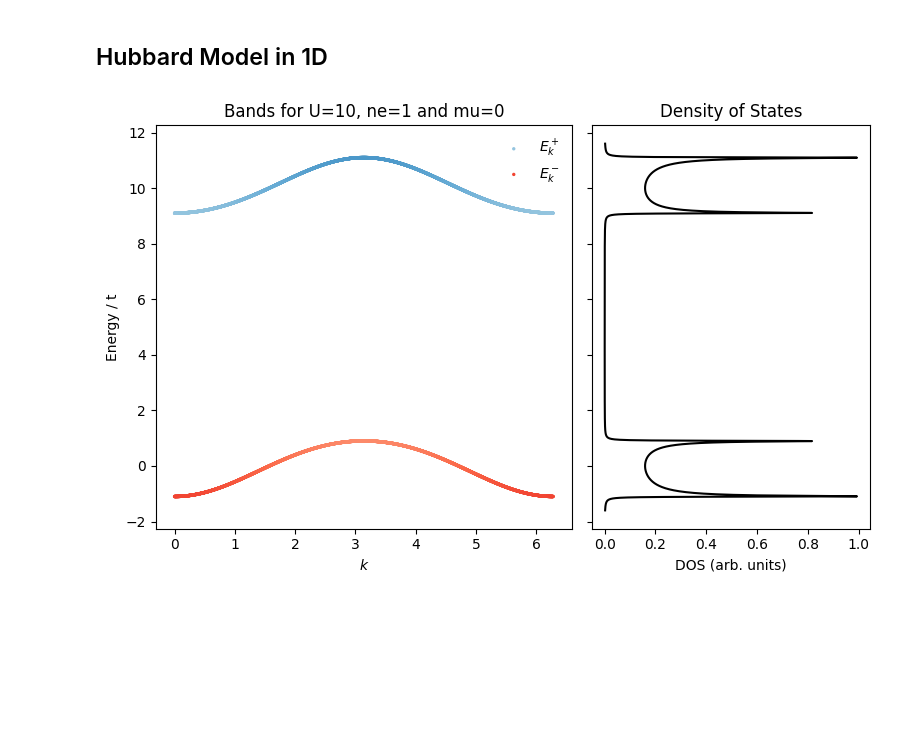
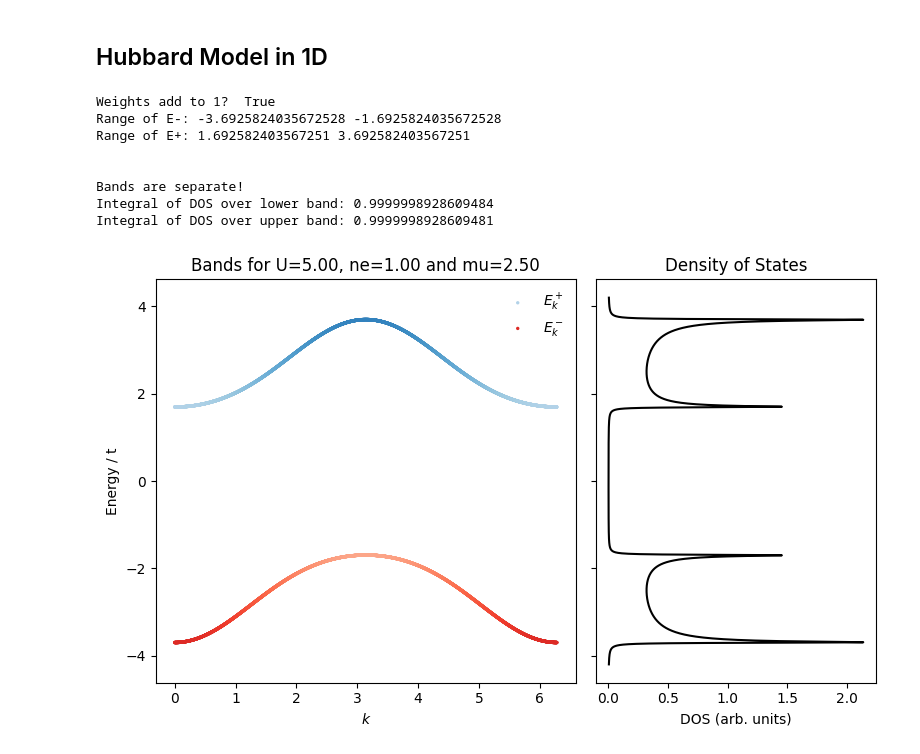
Before and after one commit to guilhermebaos/QUARMEN-Lessons, a Jupyter notebook: Master-Thesis/01-Hubbard-Model.ipynb, the cells around one changed output. Drawn from its saved outputs; the diff is of its cells as text; code cells hidden in the pictures; blank space fills up the shorter version.

Commit message:
[Thesis] Hubbard Model 1D fixed mu

```diff
--- a/Master-Thesis/01-Hubbard-Model.ipynb
+++ b/Master-Thesis/01-Hubbard-Model.ipynb
@@ -94,12 +89,7 @@ plt.plot(omega, dos)
 # %% [markdown]
 ## Hubbard Model in 1D
 # %%
-def visualize_hubbard(N: int, U: float, mu: float, ne: float, points: int, gam: float, text: bool = False):
-
-    # Evaluate the dispersion for a 1D k-grid
-    kx = 2.0 * np.pi * np.arange(N) / N
-    ee = epsilon(kx, np.pi/2, np.pi/2)
-
+def compute_dos(spectral: Callable, ee: np.ndarray, U: float, ne: float, mu: float):
     # Compute dispersion relation
     eepp, eemm, zzpp, zzmm = spectral(ee, mu, U, ne)
 
@@ -116,9 +106,41 @@ def visualize_hubbard(N: int, U: float, mu: float, ne: float, points: int, gam:
         dos += Zp * nascent_delta(omega - Ep, gam)
         dos += Zm * nascent_delta(omega - Em, gam)
 
-    # Normalize
-    dos /= N
+    return eepp, eemm, zzpp, zzmm, omega, dos
 
+
+def compute_hubbard1D(dispersion: Callable, N: int, U: float, ne: float, points: int, gam: float, text: bool = False):
+
+    # Evaluate the dispersion for a 1D k-grid
+    kx = 2.0 * np.pi * np.arange(N) / N
+    ee = dispersion(kx, np.pi/2, np.pi/2)
+
+    # Compute DOS with mu = 0
+    eepp, eemm, zzpp, zzmm, omega, dos = compute_dos(spectral, ee, U, ne, mu=0)
+
+    # Integrate DOS
+    h = omega[1] - omega[0]
+    aa = (dos[:-1] + dos[1:]) / 2
+    idos = h * np.concatenate((np.array([0]), aa.cumsum()))
+
+    # Normalize to 2
+    ndos = (2 / idos[-1])
+    idos *= ndos
+
+    # Highest filled state and lowest empty state
+    # Because of the finite width Dirac delta there is some DOS in the gap
+    filled = omega[idos <= ne]
+    empty = omega[idos >= ne]
+
+    # Determine chemical potential at T = 0
+    # It is midway between the last filled level and last unfilled level
+    mu = 0.5 * (filled[-1] + empty[0])
+
+    # Compute DOS with correct mu
+    eepp, eemm, zzpp, zzmm, omega, dos = compute_dos(spectral, ee, U, ne, mu)
+
+    # Normalize to 2
+    dos *= ndos
 
     # Show analysis
     if text:
@@ -138,51 +160,58 @@ def visualize_hubbard(N: int, U: float, mu: float, ne: float, points: int, gam:
             maskm = omega < midpoint
             maskp = omega > midpoint
 
-            print("Integral of DOS over lower band:", np.trapz(dos[maskm], omega[maskm]))
-            print("Integral of DOS over upper band:", np.trapz(dos[maskp], omega[maskp]))
+            print("Integral of DOS over lower band:", np.trapezoid(dos[maskm], omega[maskm]))
+            print("Integral of DOS over upper band:", np.trapezoid(dos[maskp], omega[maskp]))
 
 
-    return kx, eepp, eemm, zzpp, zzmm, omega, dos
+    return kx, eepp, eemm, zzpp, zzmm, omega, dos, mu
 
 
 
 # Example
 N = 4000
-U = 10
-mu = 0
+U = 5
 ne = 1
 
 # Get plot
-kx, eepp, eemm, zzpp, zzmm, omega, dos = visualize_hubbard(N, U, mu, ne, points=40000, gam=0.01)
+kx, eepp, eemm, zzpp, zzmm, omega, dos, mu = compute_hubbard1D(epsilon, N, U, ne, points=40000, gam=0.01, text=True)
 
 # Make a side-by-side plot: bands (left) and DOS (right)
 fig, (ax1, ax2) = plt.subplots(1, 2, figsize=(8, 5), sharey=True, gridspec_kw={'width_ratios': [1.5, 1]})
 
 
 # Upper band with Z+ as color
-sc1 = ax1.scatter(kx, eepp, c=zzpp, cmap='Blues', norm=mcolors_norm, s=2, label=r"$E_k^+$")
+sc1 = ax1.scatter(kx, eepp, c=zzpp, cmap='Blues', vmin=0, vmax=1, s=2, label=r"$E_k^+$")
 
 # Lower band with Z- as color
-sc2 = ax1.scatter(kx, eemm, c=zzmm, cmap='Reds', norm=mcolors_norm, s=2, label=r"$E_k^-$")
+sc2 = ax1.scatter(kx, eemm, c=zzmm, cmap='Reds', vmin=0, vmax=1, s=2, label=r"$E_k^-$")
 
 
 # --- Density of States ---
 ax2.plot(dos, omega / t, 'k-')
 ax2.set_xlabel('DOS (arb. units)')
 ax2.set_title('Density of States')
 
 
 # Text of the plot
 ax1.set_xlabel(r'$k$')
 ax1.set_ylabel('Energy / t')
-ax1.set_title(f'Bands for U={U}, ne={ne} and mu={mu}')
+ax1.set_title(f'Bands for U={U:.2f}, ne={ne:.2f} and mu={mu:.2f}')
 ax1.legend(frameon=False, loc="upper right")
 
 # Make layout nice
 plt.tight_layout()
 plt.show()
 # %% [output]
+Weights add to 1?  True
+Range of E-: -3.6925824035672528 -1.6925824035672528
+Range of E+: 1.692582403567251 3.692582403567251
+
+
+Bands are separate!
+Integral of DOS over lower band: 0.9999998928609484
+Integral of DOS over upper band: 0.9999998928609481
-[figure, old version]
+[figure, new version]
 # %%
 # Parameters
 N = 4000
```
Also changed, not shown: parts of 2 cells of this notebook, 2 other files.
